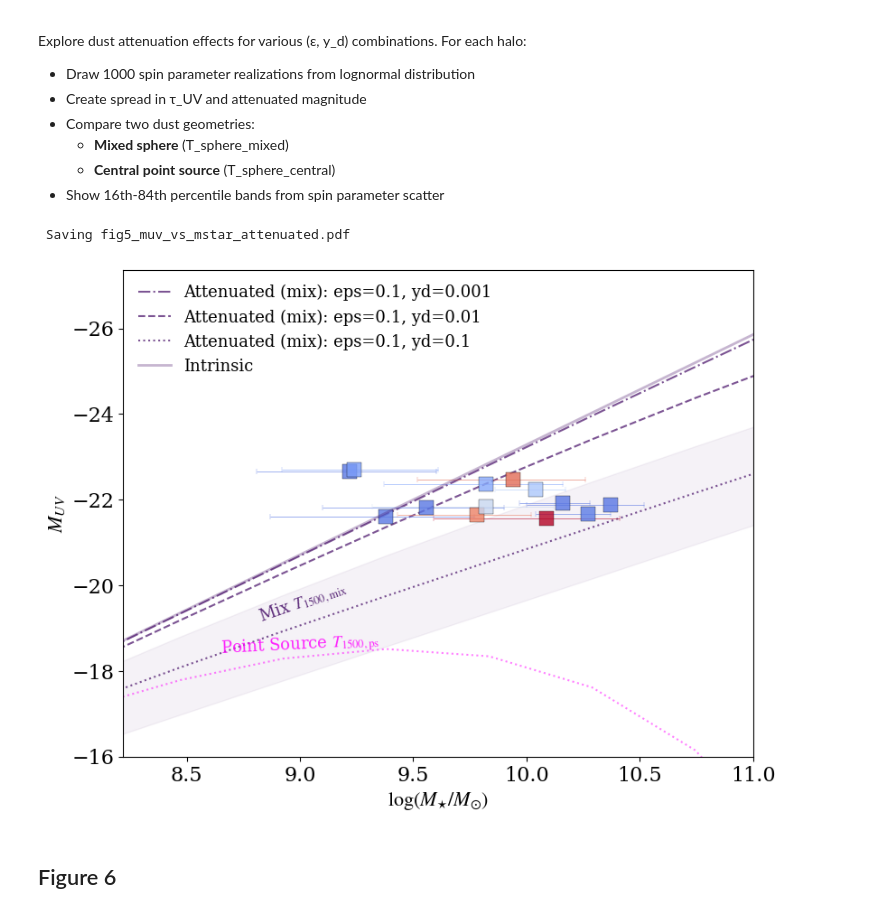
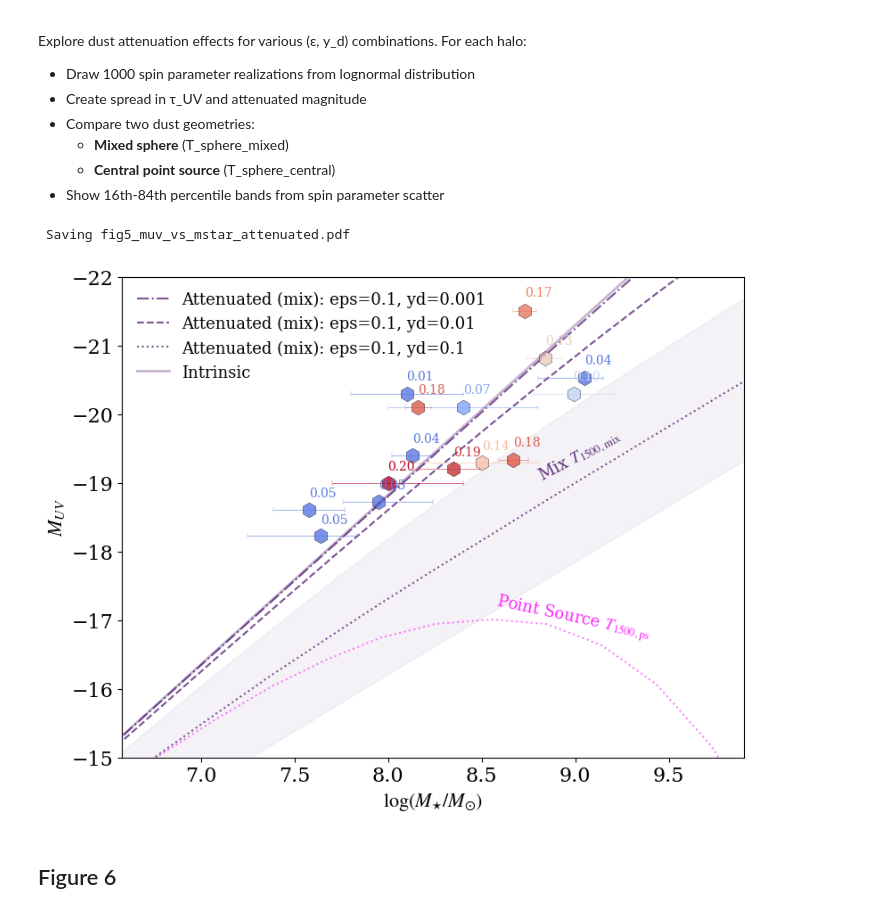
Before and after one commit to LauraSommovigo/dust_JWST_highz, a Jupyter notebook: notebooks/main.ipynb, the cells around one changed output. Saved outputs shown, nothing was run; the diff lists cells and outputs as text; code cells hidden in the pictures.

```diff
--- a/notebooks/main.ipynb
+++ b/notebooks/main.ipynb
@@ -402,7 +405,7 @@ Set key parameters for the SAM:
 # Model parameters
 
 
-redshift = 7  # Target redshift
+redshift = 10  # Target redshift (7,10,14)
 OUTPUT_DIR = (OUTPUT_DIR / f"z{int(redshift)}").resolve()
 OUTPUT_DIR.mkdir(parents=True, exist_ok=True)
 Mh_array = np.logspace(8, 12, 8)  # Halo mass range (same as Yung+23)
@@ -1421,7 +1424,7 @@ fig, ax = plt.subplots(figsize=(9, 7))
 point_colormap = custom_colormap
 line_colormap = truncate_colormap(plt.cm.inferno, 0.0, 0.7)
 
-_Mh_fig5 = np.logspace(8, 13, 12)  # extended halo mass range for fig5 model curves
+_Mh_fig5 = np.logspace(8, 13, 18)  # extended halo mass range for fig5 model curves
 
 for eps in arr_e:
     Mstar_array = halo_to_stellar_mass(_Mh_fig5, fb, eps)
@@ -1565,41 +1568,47 @@ elif redshift == 7:
     _obs_muv5 = rebels["MUV"].dropna().values
 else:
     _obs_muv5 = muv_intr_array
-ax.set_ylim(max(np.nanmax(_obs_muv5) + 2, -16), min(np.nanmin(_obs_muv5) - 2, np.nanmin(muv_intr_array) - 1))
+if redshift >= 10:
+    ax.set_ylim(-15, -22)
+else:
+    ax.set_ylim(max(np.nanmax(_obs_muv5) + 2, -16), min(np.nanmin(_obs_muv5) - 2, np.nanmin(muv_intr_array) - 1))
 if redshift >= 10:
     _obs_ms5 = jwst_plot["log_Mstar"].dropna().values
 elif redshift == 7:
     _obs_ms5 = rebels["log_Mstar"].dropna().values
 else:
     _obs_ms5 = np.log10(Mstar_array)
-ax.set_xlim(_obs_ms5.min() - 1, min(_obs_ms5.max() + 2, 11.0))
+if redshift >= 10:
+    ax.set_xlim(_obs_ms5.min() - 1, 9.9)
+else:
+    ax.set_xlim(_obs_ms5.min() - 1, min(_obs_ms5.max() + 2, 11.0))
 
 # Inline geometry labels at log10(Mstar) = 9, inclined along each curve
 fig.canvas.draw()
 _x_data = np.log10(Mstar_array)
 _i9 = np.argmin(np.abs(_x_data - 9.0))
 _di = max(2, len(Mstar_array) // 10)
 _i1 = max(0, _i9 - _di)
 _i2 = min(len(Mstar_array) - 1, _i9 + _di)
 for _arr, _col, _lbl, _angle_scale, _offset in [
-    (muv_att_mix, line_color, r"Mix $T_{\rm 1500,mix}$", 1.0, 0.9),
+    (muv_att_mix, line_color, r"Mix $T_{\rm 1500,mix}$", 0.9, 0.3),
     (muv_att_ps, "magenta", r"Point Source $T_{\rm 1500,ps}$", 0.4, 0.55),
 ]:
     _p1 = ax.transData.transform((_x_data[_i1], _arr[_i1]))
     _p2 = ax.transData.transform((_x_data[_i2], _arr[_i2]))
     _angle = np.degrees(np.arctan2(_p2[1] - _p1[1], _p2[0] - _p1[0])) * _angle_scale
     ax.text(
         9.0, _arr[_i9] - _offset, _lbl,
         color=_col, fontsize=13, ha="center", va="top", alpha=0.85,
         rotation=_angle, rotation_mode="anchor",
     )
 
 print("\n\n Saving fig5_muv_vs_mstar_attenuated.pdf")
 fig.savefig(OUTPUT_DIR / "fig5_muv_vs_mstar_attenuated.pdf", bbox_inches="tight")
 plt.show()
 # %% [output]
  Saving fig5_muv_vs_mstar_attenuated.pdf
-[figure, old version]
+[figure, new version]
 # %% [markdown]
 ## Figure 6
 # %%
```
Also changed, not shown: parts of 13 cells of this notebook, 6 other files.
